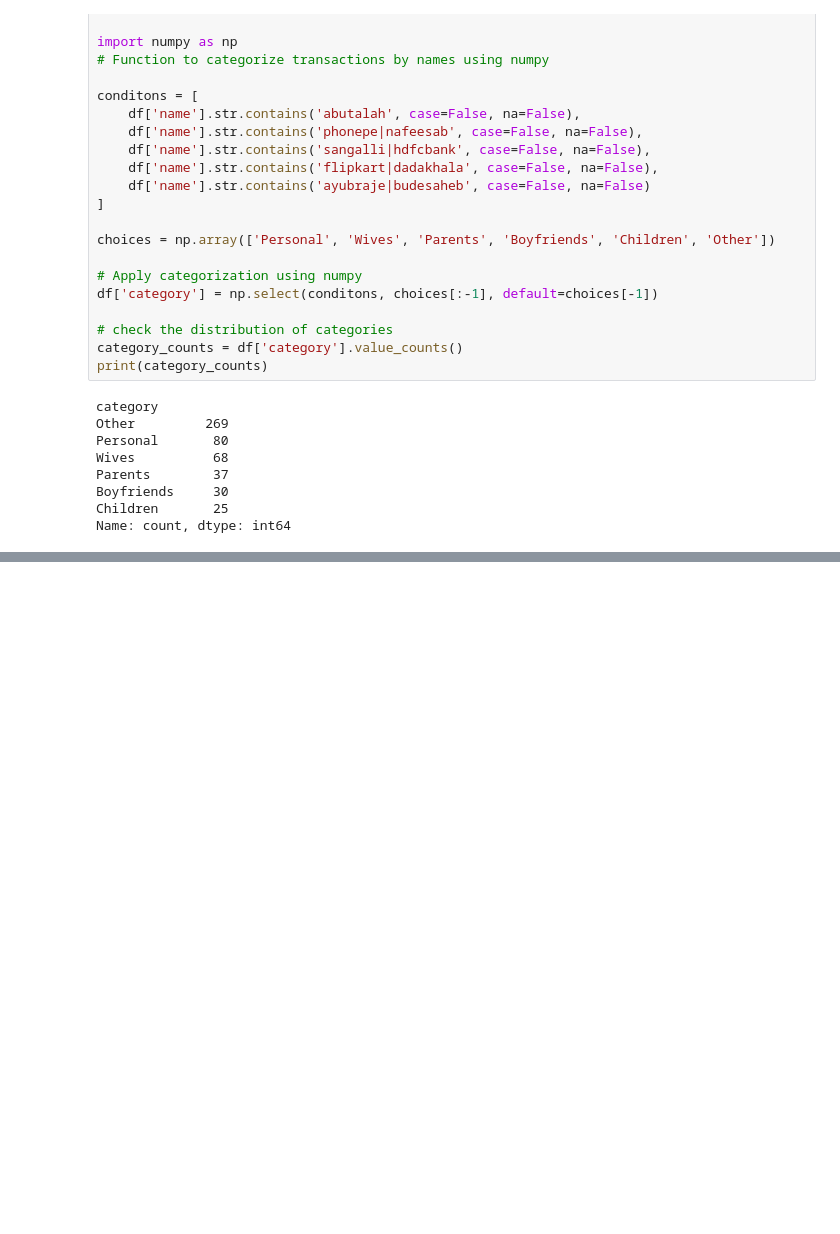
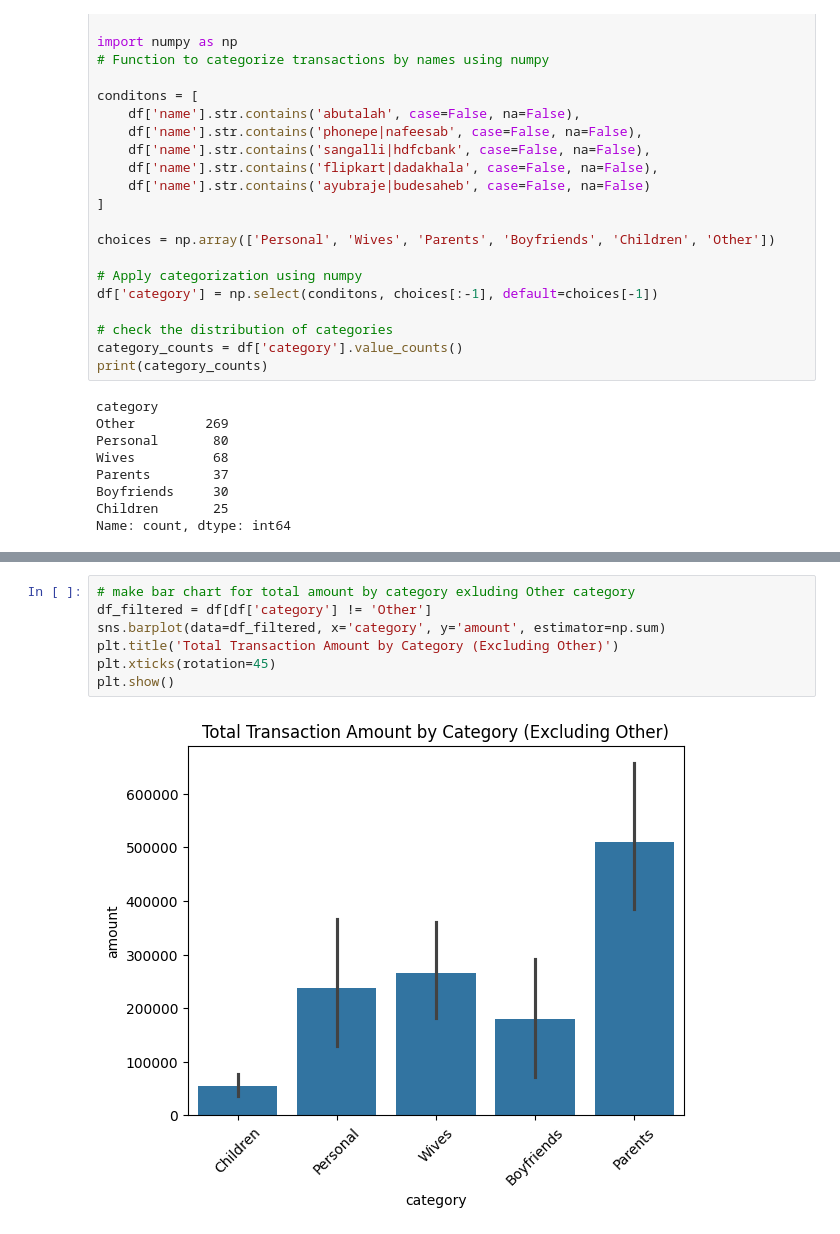
Before and after one commit to MichaelSParkin3/personal-finance-analyzer, a Jupyter notebook: finance_analyzer.ipynb, the cells around one changed output, grey strips where cells are left out. Cells and saved outputs as stored; diff of their text form; blank space fills up the shorter version.

```diff
--- a/finance_analyzer.ipynb
+++ b/finance_analyzer.ipynb
@@ -252,0 +290,9 @@ Name: count, dtype: int64
+# %%
+# make bar chart for total amount by category exluding Other category
+df_filtered = df[df['category'] != 'Other']
+sns.barplot(data=df_filtered, x='category', y='amount', estimator=np.sum)
+plt.title('Total Transaction Amount by Category (Excluding Other)')
+plt.xticks(rotation=45)
+plt.show()
+# %% [output]
+[figure, added]
```
Also changed, not shown: parts of 6 cells of this notebook.
